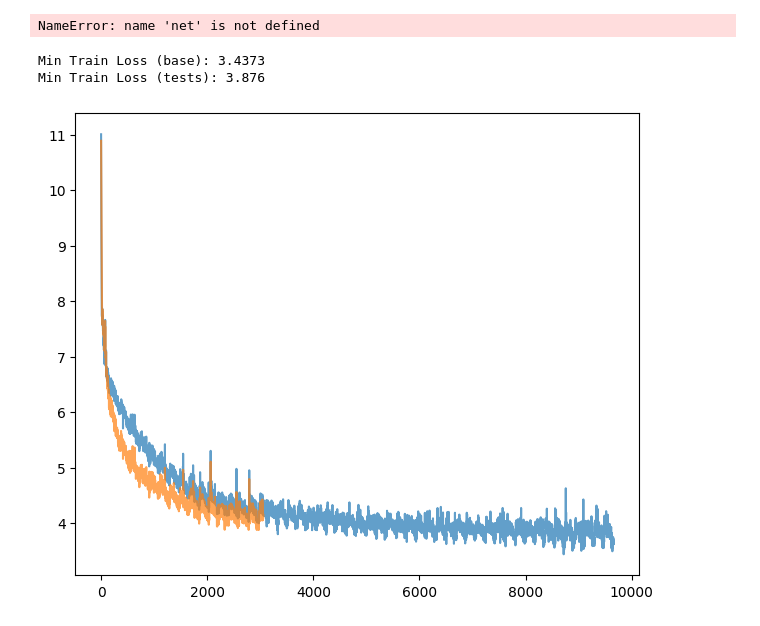
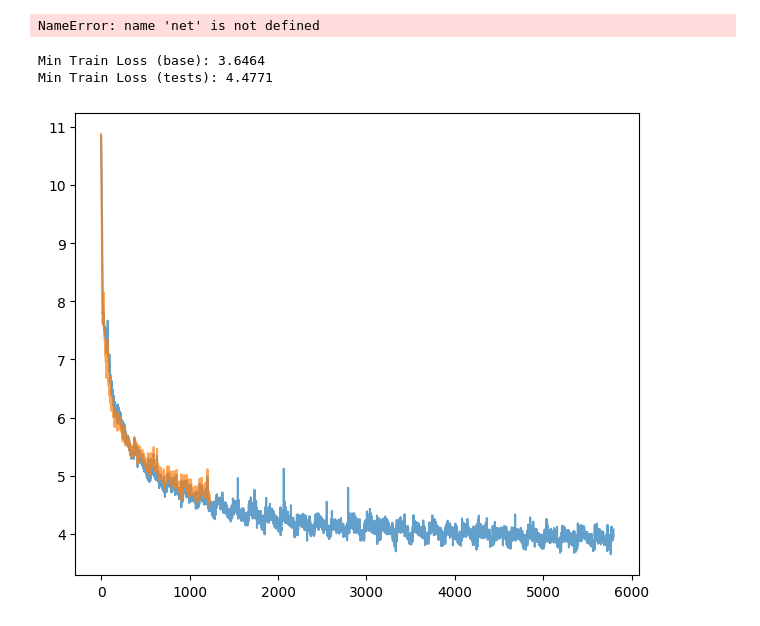
Before and after one commit to Vervious/gpt, a Jupyter notebook: play.ipynb, the cells around one changed output. Saved outputs shown, nothing was run; the diff lists cells and outputs as text; code cells hidden in the pictures.

```diff
--- a/play.ipynb
+++ b/play.ipynb
@@ -222,11 +222,11 @@ def gen_points(filename):
         streams_xy[k] = list(zip(*xy))
     return streams_xy
 
-testname = "10-resmlp-single-axm-novalue-copy"
+testname = "10-resmlp-single-axm-novalue-copy-alllayer"
 # testname = "10-resmlp-single-attnxmlp"
 # basename = "0-base"
-basename = "7-test-2"
-# basename = "10-resmlp-single-attnxmlp"
+# basename = "7-test-2"
+basename = "10-resmlp-single-axm-novalue"
 streams_xy_0 = gen_points(f"log-ben/{basename}-log.txt")
 streams_xy_test = gen_points(f"log-ben/{testname}-log.txt")
 
@@ -257,36 +257,36 @@ plt.savefig(f"img/{testname}i.png")
 # xs, ys = streams_xy_0["val"] # validation loss
 # plt.plot(xs, ys, label=f'nanogpt ({sz}) val loss base')
 # # horizontal line at GPT-2 baseline
 # if loss_baseline is not None:
 #     plt.axhline(y=loss_baseline, color='r', linestyle='--', label=f"OpenAI GPT-2 ({sz}) checkpoint val loss")
 # plt.xlabel("steps")
 # plt.ylabel("loss")
 # plt.yscale('log')
 # plt.ylim(top=8.0)
 # plt.xlim(right=30000)
 # plt.legend()
 # plt.title("Loss")
 # print("Min Validation Loss:", min(ys))
 
 # # Panel 2: HellaSwag eval
 # plt.subplot(122)
 # xs, ys = streams_xy_test["hellaswag"] # HellaSwag eval
 # ys = np.array(ys)
 # plt.plot(xs, ys, label=f"nanogpt ({sz})")
 # # horizontal line at GPT-2 baseline
 # if hella2_baseline:
 #     plt.axhline(y=hella2_baseline, color='r', linestyle='--', label=f"OpenAI GPT-2 ({sz}) checkpoint")
 # if hella3_baseline:
 #     plt.axhline(y=hella3_baseline, color='g', linestyle='--', label=f"OpenAI GPT-3 ({sz}) checkpoint")
 # plt.xlabel("steps")
 # plt.ylabel("accuracy")
 # plt.legend()
 # plt.title("HellaSwag eval")
 # print("Max Hellaswag eval:", max(ys))
 # %% [output]
-Min Train Loss (base): 3.4373
-Min Train Loss (tests): 3.876
+Min Train Loss (base): 3.6464
+Min Train Loss (tests): 4.4771
-[figure, old version]
+[figure, new version]
 # %%
 import ast
 import numpy as np
```
Also changed, not shown: parts of 1 cell of this notebook, 19 other files.
